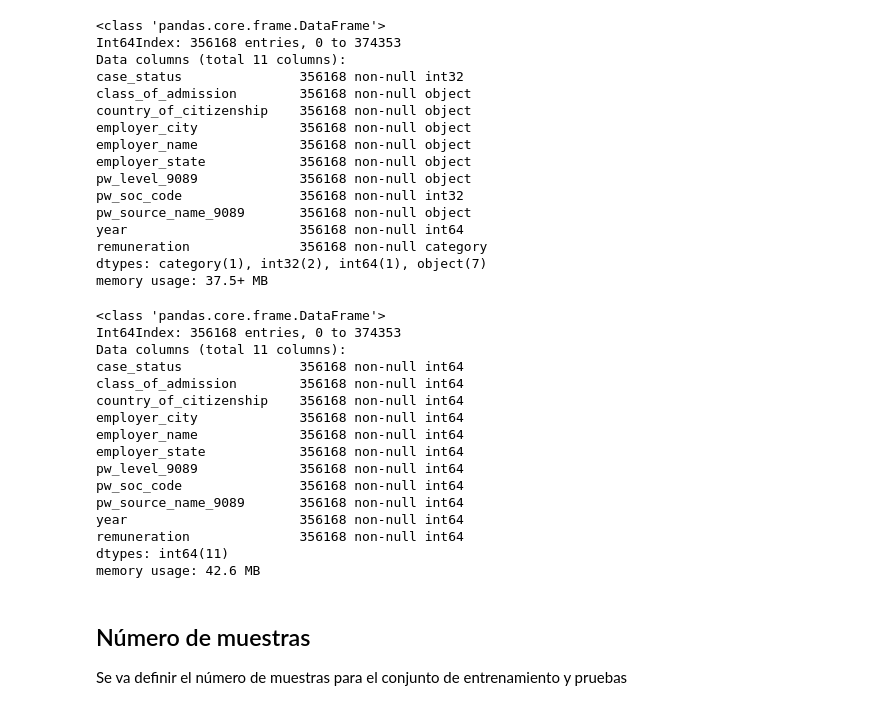
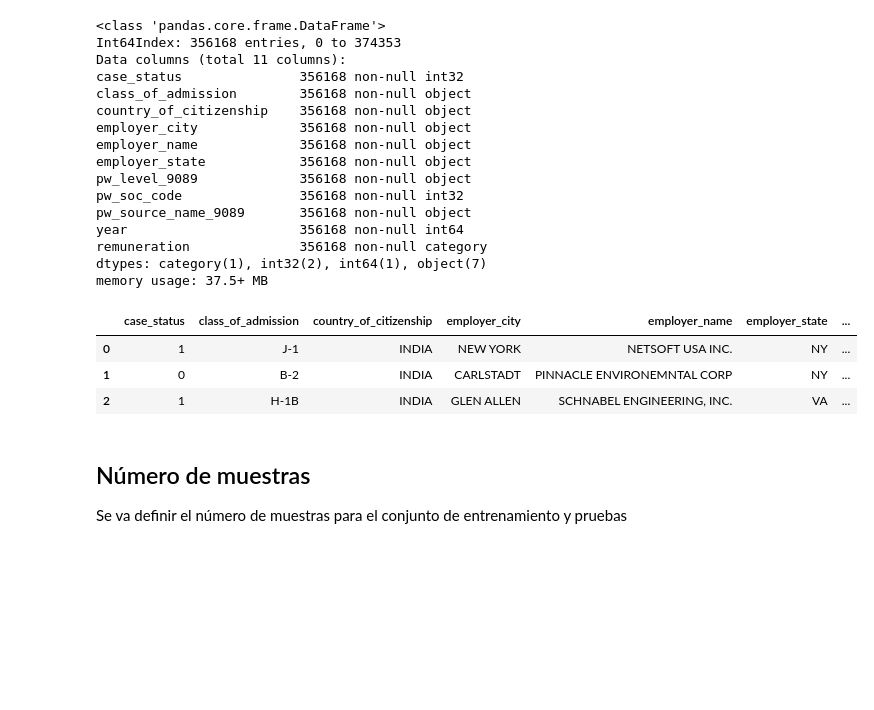
Before and after one commit to rogercc4/us-perm-visas, a Jupyter notebook: 03_regresion_logistica.ipynb, the cells around one changed output. Drawn from its saved outputs; the diff is of its cells as text; code cells hidden in the pictures; blank space fills up the shorter version.

```diff
--- a/03_regresion_logistica.ipynb
+++ b/03_regresion_logistica.ipynb
@@ -602,32 +602,10 @@ year                      356168 non-null int64
 remuneration              356168 non-null category
 dtypes: category(1), int32(2), int64(1), object(7)
 memory usage: 37.5+ MB
-# %%
-from sklearn.preprocessing import LabelEncoder
-categorias = {}
-
-for col in datos.columns:
-    nombre_categoria = "cat_"+ col
-    nombre_categoria = LabelEncoder()
-    nombre_categoria.fit(datos[col])
-    datos[col] = nombre_categoria.transform(datos[col])
-    categorias[col] = nombre_categoria
-
-datos.info()
-# %% [output]
-<class 'pandas.core.frame.DataFrame'>
-Int64Index: 356168 entries, 0 to 374353
-Data columns (total 11 columns):
-case_status               356168 non-null int64
-class_of_admission        356168 non-null int64
-country_of_citizenship    356168 non-null int64
-employer_city             356168 non-null int64
-employer_name             356168 non-null int64
-employer_state            356168 non-null int64
-pw_level_9089             356168 non-null int64
-pw_soc_code               356168 non-null int64
-pw_source_name_9089       356168 non-null int64
-year                      356168 non-null int64
-remuneration              356168 non-null int64
-dtypes: int64(11)
-memory usage: 42.6 MB
+# %%
+datos.head(3)
+# %% [output]
+|  | case_status | class_of_admission | country_of_citizenship | employer_city | employer_name | employer_state | ... |
+| 0 | 1 | J-1 | INDIA | NEW YORK | NETSOFT USA INC. | NY | ... |
+| 1 | 0 | B-2 | INDIA | CARLSTADT | PINNACLE ENVIRONEMNTAL CORP | NY | ... |
+| 2 | 1 | H-1B | INDIA | GLEN ALLEN | SCHNABEL ENGINEERING, INC. | VA | ... |
```
Also changed, not shown: parts of 1 cell of this notebook.
